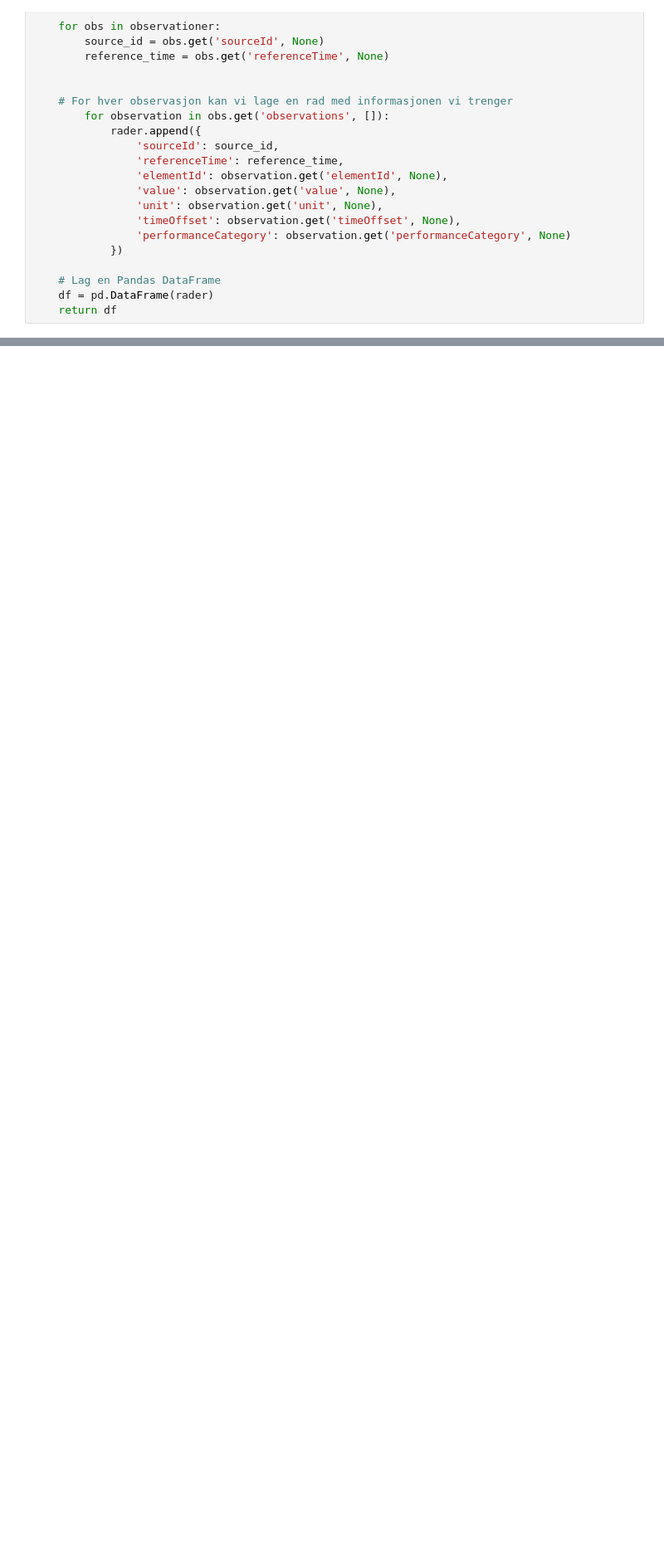
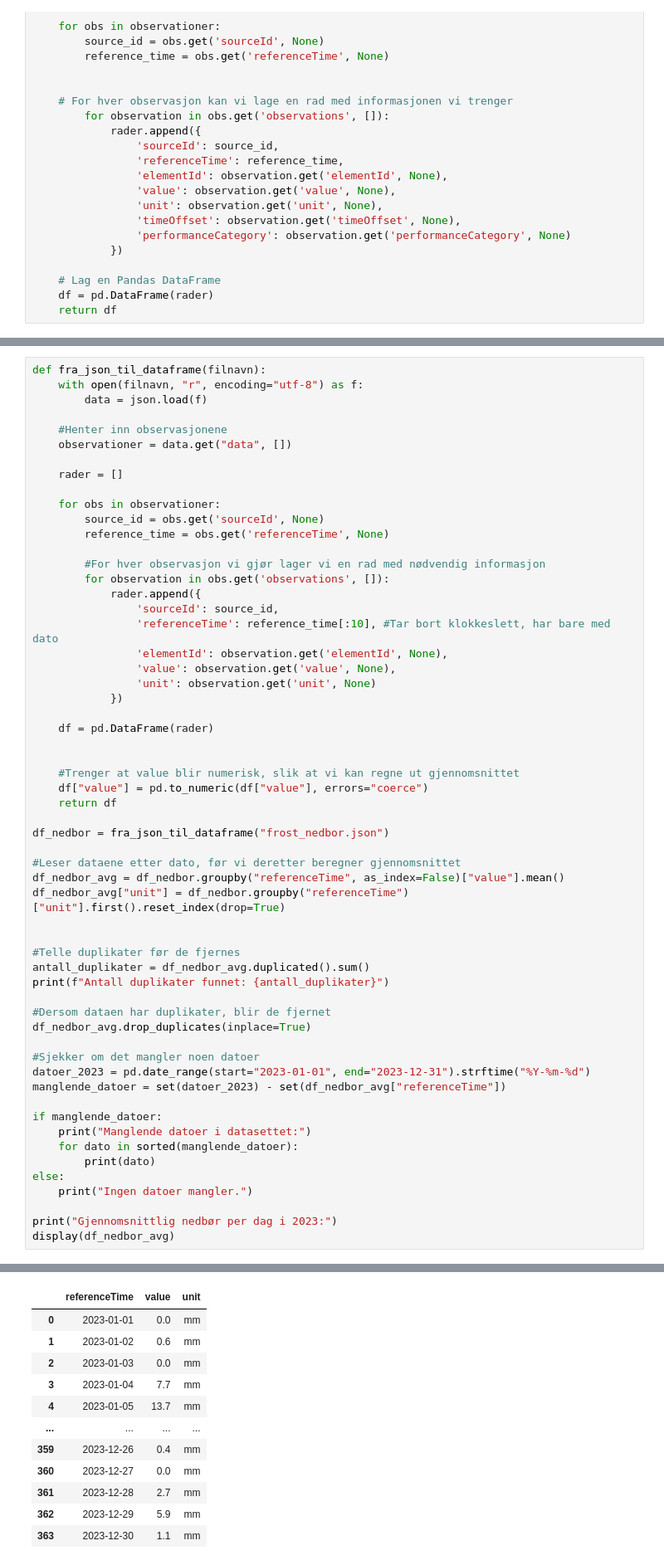
Before and after one commit to hannahnygard/TDT4114-milj.dataanalyse, a Jupyter notebook: proj_environment-main/data/frost_tabeller.ipynb, the cells around one changed output, grey strips where cells are left out. Shown: that part at 83% size. Cells and saved outputs as stored; diff of their text form; blank space fills up the shorter version.

```diff
--- a/proj_environment-main/data/frost_tabeller.ipynb
+++ b/proj_environment-main/data/frost_tabeller.ipynb
@@ -84,0 +89,59 @@ Temperatur:
+# %%
+def fra_json_til_dataframe(filnavn):
+    with open(filnavn, "r", encoding="utf-8") as f:
+        data = json.load(f)
+
+    #Henter inn observasjonene
+    observationer = data.get("data", [])
+
+    rader = []
+
+    for obs in observationer:
+        source_id = obs.get('sourceId', None)
+        reference_time = obs.get('referenceTime', None)
+
+        #For hver observasjon vi gjør lager vi en rad med nødvendig informasjon
+        for observation in obs.get('observations', []):
+            rader.append({
+                'sourceId': source_id,
+                'referenceTime': reference_time[:10], #Tar bort klokkeslett, har bare med dato
+                'elementId': observation.get('elementId', None),
+                'value': observation.get('value', None),
+                'unit': observation.get('unit', None)
+            })
+
+    df = pd.DataFrame(rader)
+
+
+    #Trenger at value blir numerisk, slik at vi kan regne ut gjennomsnittet
+    df["value"] = pd.to_numeric(df["value"], errors="coerce")
+    return df
+
+df_nedbor = fra_json_til_dataframe("frost_nedbor.json")
+
+#Leser dataene etter dato, før vi deretter beregner gjennomsnittet
+df_nedbor_avg = df_nedbor.groupby("referenceTime", as_index=False)["value"].mean()
+df_nedbor_avg["unit"] = df_nedbor.groupby("referenceTime")["unit"].first().reset_index(drop=True)
+
+
+#Telle duplikater før de fjernes
+antall_duplikater = df_nedbor_avg.duplicated().sum()
+print(f"Antall duplikater funnet: {antall_duplikater}")
+
+#Dersom dataen har duplikater, blir de fjernet
+df_nedbor_avg.drop_duplicates(inplace=True)
+
+#Sjekker om det mangler noen datoer
+datoer_2023 = pd.date_range(start="2023-01-01", end="2023-12-31").strftime("%Y-%m-%d")
+manglende_datoer = set(datoer_2023) - set(df_nedbor_avg["referenceTime"])
+
+if manglende_datoer:
+    print("Manglende datoer i datasettet:")
+    for dato in sorted(manglende_datoer):
+        print(dato)
+else:
+    print("Ingen datoer mangler.")
+
+print("Gjennomsnittlig nedbør per dag i 2023:")
+display(df_nedbor_avg)
+# %% [output]
@@ -84,0 +152,12 @@ Temperatur:
+|  | referenceTime | value | unit |
+| 0 | 2023-01-01 | 0.0 | mm |
+| 1 | 2023-01-02 | 0.6 | mm |
+| 2 | 2023-01-03 | 0.0 | mm |
+| 3 | 2023-01-04 | 7.7 | mm |
+| 4 | 2023-01-05 | 13.7 | mm |
+| ... | ... | ... | ... |
+| 359 | 2023-12-26 | 0.4 | mm |
+| 360 | 2023-12-27 | 0.0 | mm |
+| 361 | 2023-12-28 | 2.7 | mm |
+| 362 | 2023-12-29 | 5.9 | mm |
+| 363 | 2023-12-30 | 1.1 | mm |
```
Also changed, not shown: parts of 6 cells of this notebook.
